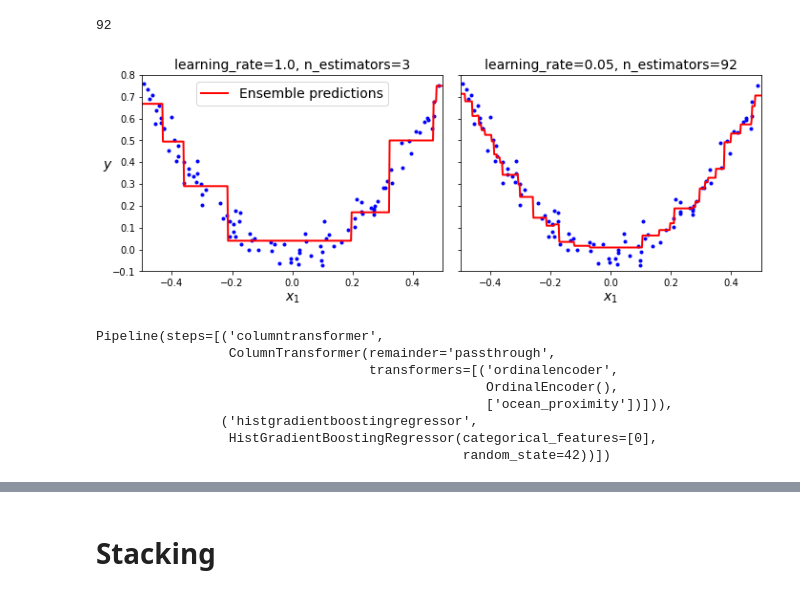
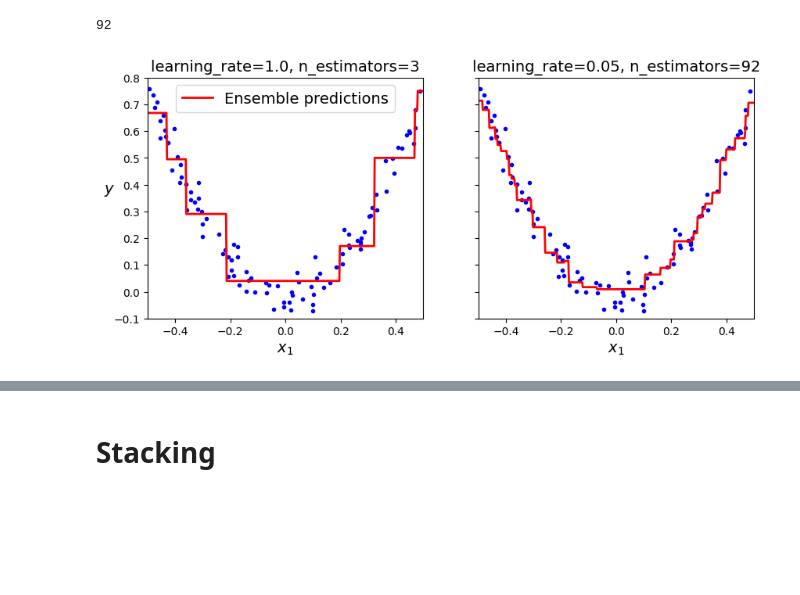
Before and after one commit to inaijin/HandsOnML-Practice, a Jupyter notebook: Supervised-Learning/Ensemble-Learning.ipynb, the cells around one changed output, grey strips where cells are left out. Saved outputs shown, nothing was run; the diff lists cells and outputs as text; code cells hidden in the pictures; blank space fills up the shorter version.

```diff
--- a/Supervised-Learning/Ensemble-Learning.ipynb
+++ b/Supervised-Learning/Ensemble-Learning.ipynb
@@ -368,25 +354,21 @@ gbrt_best.n_estimators_
 # %% [output]
 92
 # %%
-# extra code – this cell generates and saves Figure 7–10
-
 fig, axes = plt.subplots(ncols=2, figsize=(10, 4), sharey=True)
 
 plt.sca(axes[0])
 plot_predictions([gbrt], X, y, axes=[-0.5, 0.5, -0.1, 0.8], style="r-",
                  label="Ensemble predictions")
 plt.title(f"learning_rate={gbrt.learning_rate}, "
           f"n_estimators={gbrt.n_estimators_}")
 plt.xlabel("$x_1$")
 plt.ylabel("$y$", rotation=0)
 
 plt.sca(axes[1])
 plot_predictions([gbrt_best], X, y, axes=[-0.5, 0.5, -0.1, 0.8], style="r-")
 plt.title(f"learning_rate={gbrt_best.learning_rate}, "
           f"n_estimators={gbrt_best.n_estimators_}")
 plt.xlabel("$x_1$")
-
-save_fig("gbrt_learning_rate_plot")
 plt.show()
 # %% [output]
-[figure, old version]
+[figure, new version]
@@ -416,21 +374,0 @@ housing = train_set.drop("median_house_value", axis=1)
-# %%
-from sklearn.pipeline import make_pipeline
-from sklearn.compose import make_column_transformer
-from sklearn.ensemble import HistGradientBoostingRegressor
-from sklearn.preprocessing import OrdinalEncoder
-
-hgb_reg = make_pipeline(
-    make_column_transformer((OrdinalEncoder(), ["ocean_proximity"]),
-                            remainder="passthrough"),
-    HistGradientBoostingRegressor(categorical_features=[0], random_state=42)
-)
-hgb_reg.fit(housing, housing_labels)
-# %% [output]
-Pipeline(steps=[('columntransformer',
-                 ColumnTransformer(remainder='passthrough',
-                                   transformers=[('ordinalencoder',
-                                                  OrdinalEncoder(),
-                                                  ['ocean_proximity'])])),
-                ('histgradientboostingregressor',
-                 HistGradientBoostingRegressor(categorical_features=[0],
-                                               random_state=42))])
```
Also changed, not shown: parts of 79 cells of this notebook.
